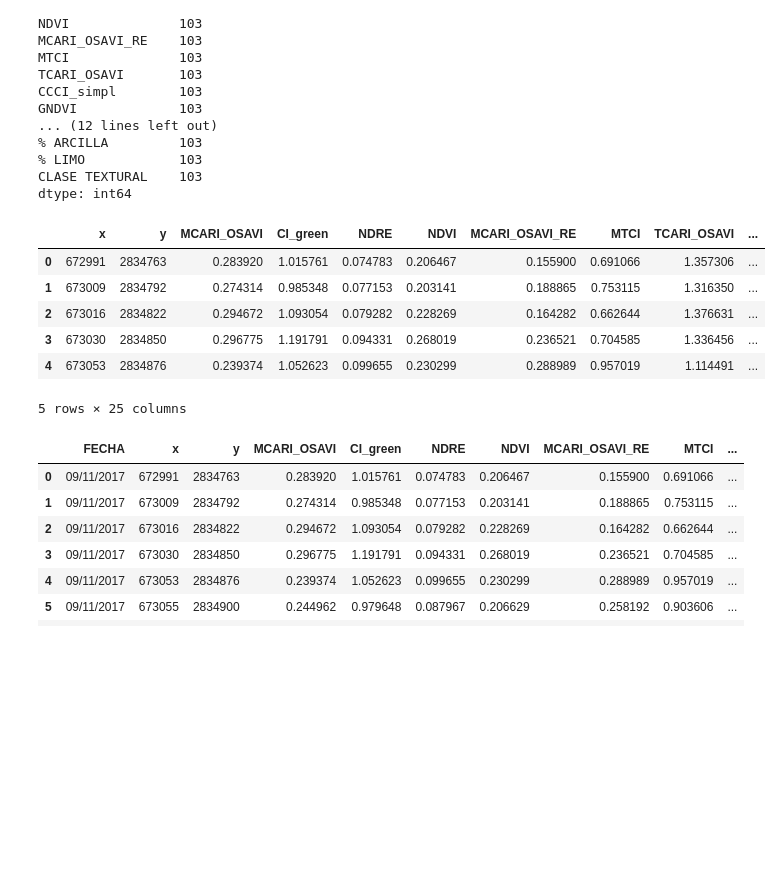
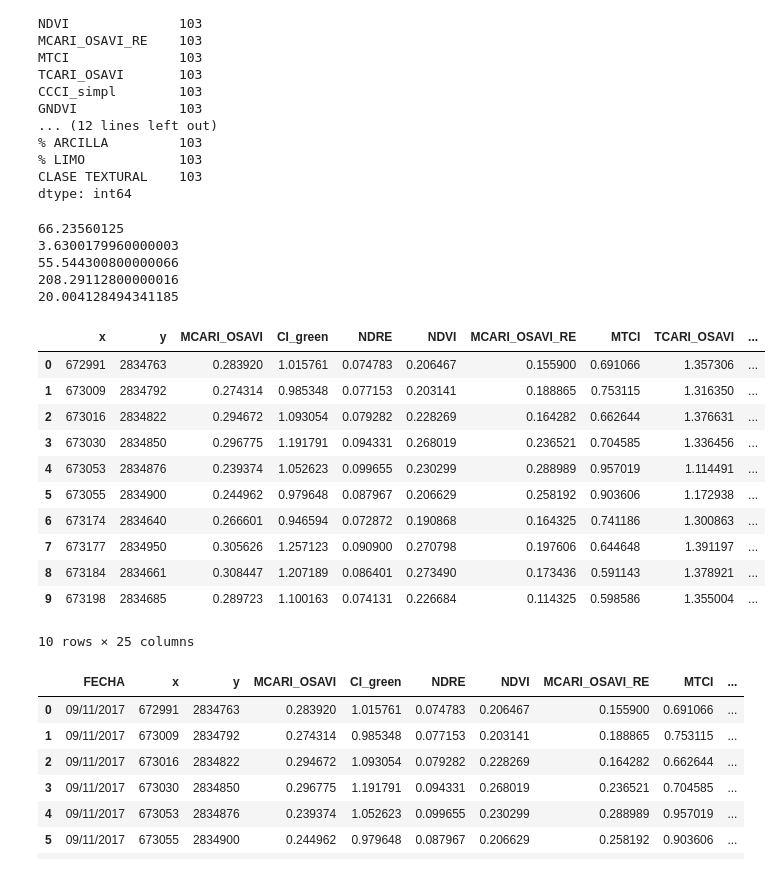
Before and after one commit to jorgemauricio/random_forest, a Jupyter notebook: Random_Forest_Completo.ipynb, the cells around one changed output. Cells and saved outputs as stored; diff of their text form; code cells hidden in the pictures; blank space fills up the shorter version.

```diff
--- a/Random_Forest.ipynb
+++ b/Random_Forest_Completo.ipynb
@@ -103,18 +103,35 @@ GNDVI             103
 % LIMO            103
 CLASE TEXTURAL    103
 dtype: int64
+# %%
+print(X["NO3-NH4"].max())
+print(X["M.O."].max())
+print(X["P2O5 mg/kg"].mean())
+print(X["P2O5 kg/ha"].mean())
+print(X["%Humedad"].mean())
+# %% [output]
+66.23560125
+3.6300179960000003
+55.544300800000066
+208.29112800000016
+20.004128494341185
 # %%
 # get just the numeric variables by selecting only the variables that are not "object" datatypes
 numeric_variables = list(X.dtypes[X.dtypes != "object"].index)
-X[numeric_variables].head()
+X[numeric_variables].head(10)
 # %% [output]
 |  | x | y | MCARI_OSAVI | CI_green | NDRE | NDVI | MCARI_OSAVI_RE | MTCI | TCARI_OSAVI | ... |
 | 0 | 672991 | 2834763 | 0.283920 | 1.015761 | 0.074783 | 0.206467 | 0.155900 | 0.691066 | 1.357306 | ... |
 | 1 | 673009 | 2834792 | 0.274314 | 0.985348 | 0.077153 | 0.203141 | 0.188865 | 0.753115 | 1.316350 | ... |
 | 2 | 673016 | 2834822 | 0.294672 | 1.093054 | 0.079282 | 0.228269 | 0.164282 | 0.662644 | 1.376631 | ... |
 | 3 | 673030 | 2834850 | 0.296775 | 1.191791 | 0.094331 | 0.268019 | 0.236521 | 0.704585 | 1.336456 | ... |
 | 4 | 673053 | 2834876 | 0.239374 | 1.052623 | 0.099655 | 0.230299 | 0.288989 | 0.957019 | 1.114491 | ... |
+| 5 | 673055 | 2834900 | 0.244962 | 0.979648 | 0.087967 | 0.206629 | 0.258192 | 0.903606 | 1.172938 | ... |
+| 6 | 673174 | 2834640 | 0.266601 | 0.946594 | 0.072872 | 0.190868 | 0.164325 | 0.741186 | 1.300863 | ... |
+| 7 | 673177 | 2834950 | 0.305626 | 1.257123 | 0.090900 | 0.270798 | 0.197606 | 0.644648 | 1.391197 | ... |
+| 8 | 673184 | 2834661 | 0.308447 | 1.207189 | 0.086401 | 0.273490 | 0.173436 | 0.591143 | 1.378921 | ... |
+| 9 | 673198 | 2834685 | 0.289723 | 1.100163 | 0.074131 | 0.226684 | 0.114325 | 0.598586 | 1.355004 | ... |
-5 rows × 25 columns
+10 rows × 25 columns
 # %%
 from sklearn.preprocessing import LabelEncoder
 
```
Also changed, not shown: parts of 9 cells of this notebook, 2 other files.
